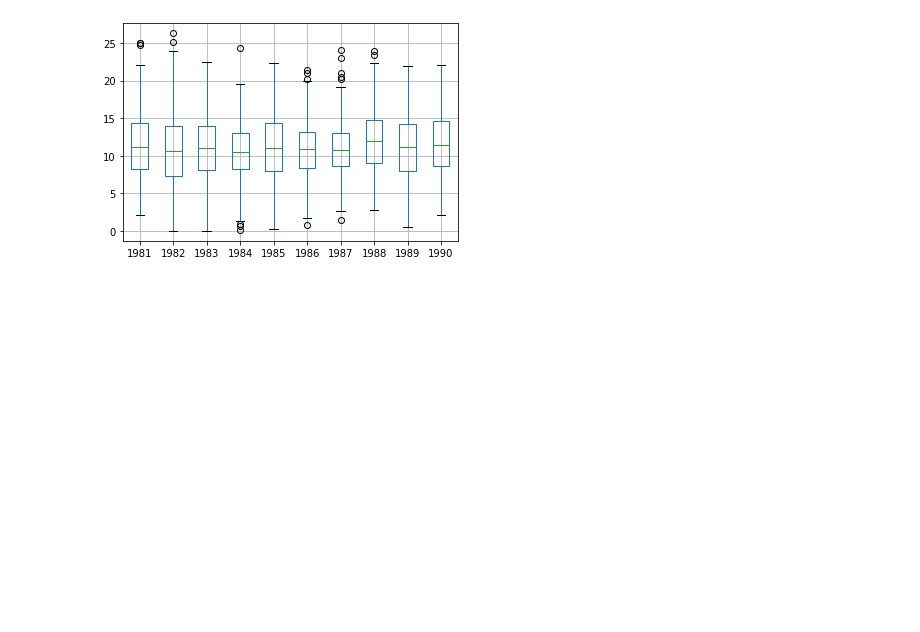
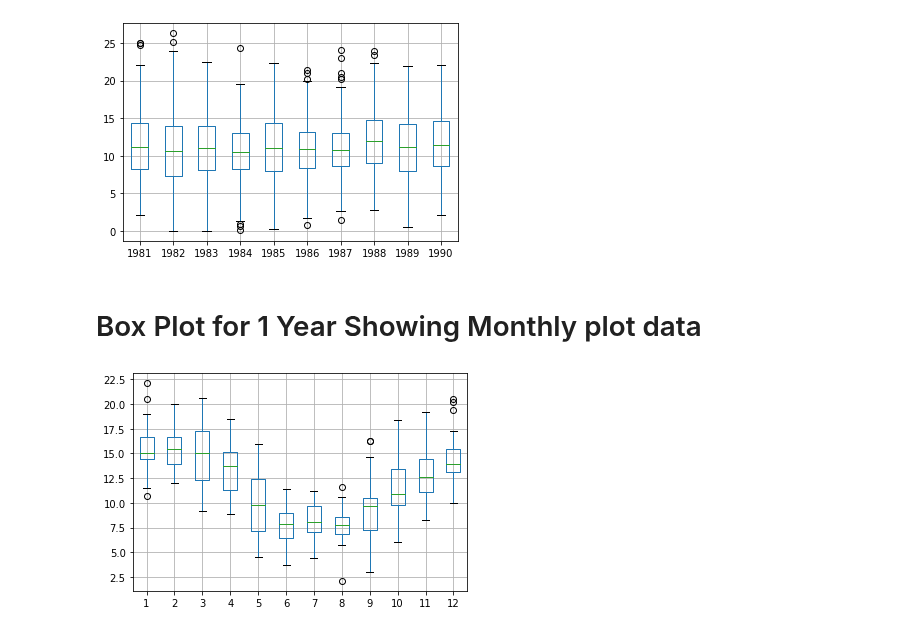
Before and after one commit to kenneth-craig/academyPub, a Jupyter notebook: Time Series Data.ipynb, the cells around one changed output. Saved outputs shown, nothing was run; the diff lists cells and outputs as text; code cells hidden in the pictures; blank space fills up the shorter version.

```diff
--- a/Time Series Data.ipynb
+++ b/Time Series Data.ipynb
@@ -53,3 +59,21 @@ pyplot.show()
 [figure]
 [figure]
 [figure]
+# %% [markdown]
+# Box Plot for 1 Year Showing Monthly plot data
+# %%
+# Create a boxplot of monthly data
+import pandas as pd
+from matplotlib import pyplot
+series = pd.read_csv('daily-minimum-temperatures.csv', header=0, index_col=0, parse_dates=True, squeeze=True)
+
+one_year = series['1990']
+# Group by Monthly
+groups = one_year.groupby(pd.Grouper(freq='M'))
+months = pd.concat([pd.DataFrame(x[1].values) for x in groups], axis=1)
+months = pd.DataFrame(months)
+months.columns = range(1,13)
+months.boxplot()
+pyplot.show()
+# %% [output]
+[figure, added]
```
Also changed, not shown: parts of 6 cells of this notebook.
